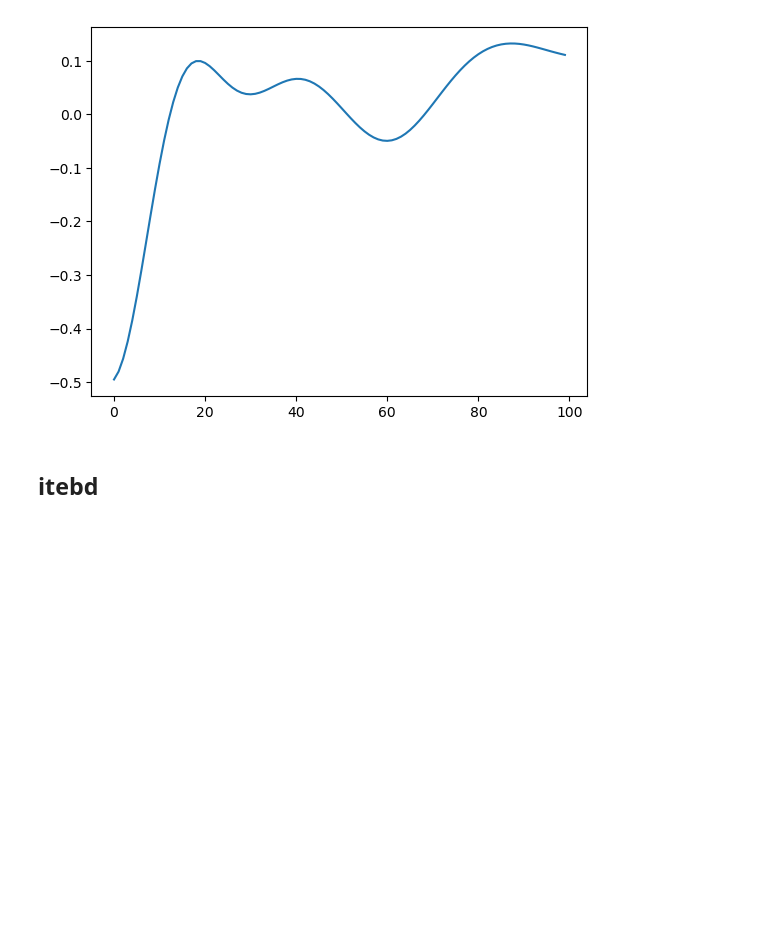
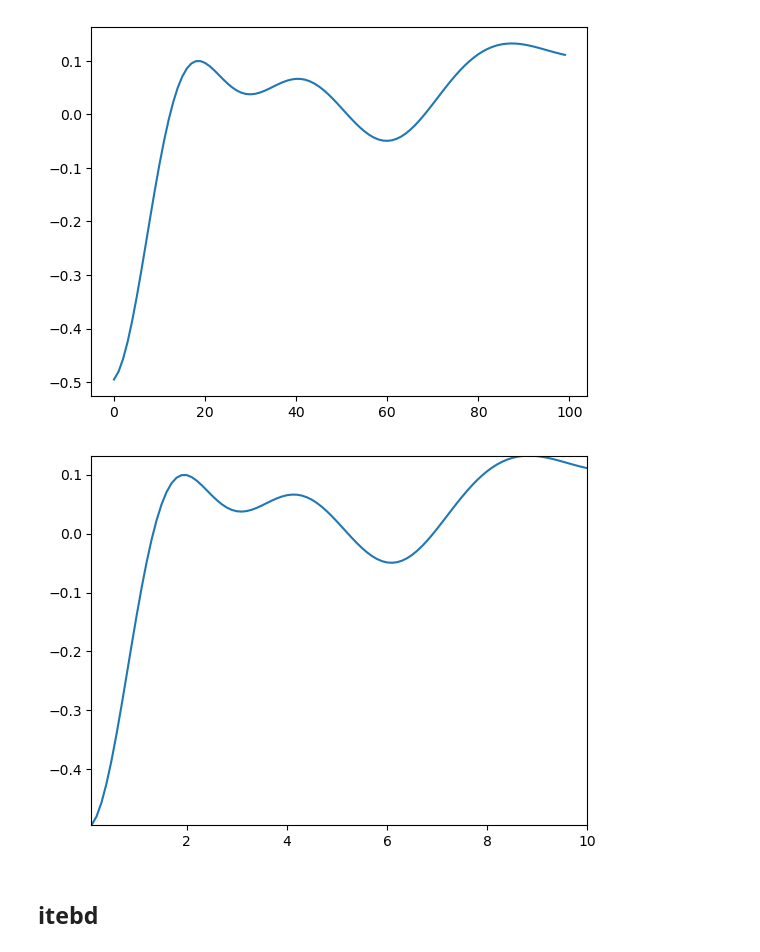
Before and after one commit to zhuhaodavid/quante, a Jupyter notebook: example/tensor_network/np_tensor_network.ipynb, the cells around one changed output. Saved outputs shown, nothing was run; the diff lists cells and outputs as text; code cells hidden in the pictures; blank space fills up the shorter version.

```diff
--- a/example/tensor_network/np_tensor_network.ipynb
+++ b/example/tensor_network/np_tensor_network.ipynb
@@ -163,6 +163,17 @@ plt.plot(res)
 # %% [output]
 [<matplotlib.lines.Line2D at 0x...>]
 [figure]
+# %%
+# 封装好的版本
+ham = op.heisenberg_operator(L)
+psi0 = tn.MPS.from_product_state(["up", "down"] * (L // 2), dtype=np.complex128)
+
+eng = tn.TEBDEvolveEngine(ham, psi0, tau=0.1, steps=100, pauli=False)
+res = eng.plot(measure="z", pos=[3])
+
+# plt.plot(res.reshape(-1))
+# %% [output]
+[figure, added]
 # %% [markdown]
 ## itebd
 # %%
```
Also changed, not shown: parts of 3 cells of this notebook, 28 other files.
